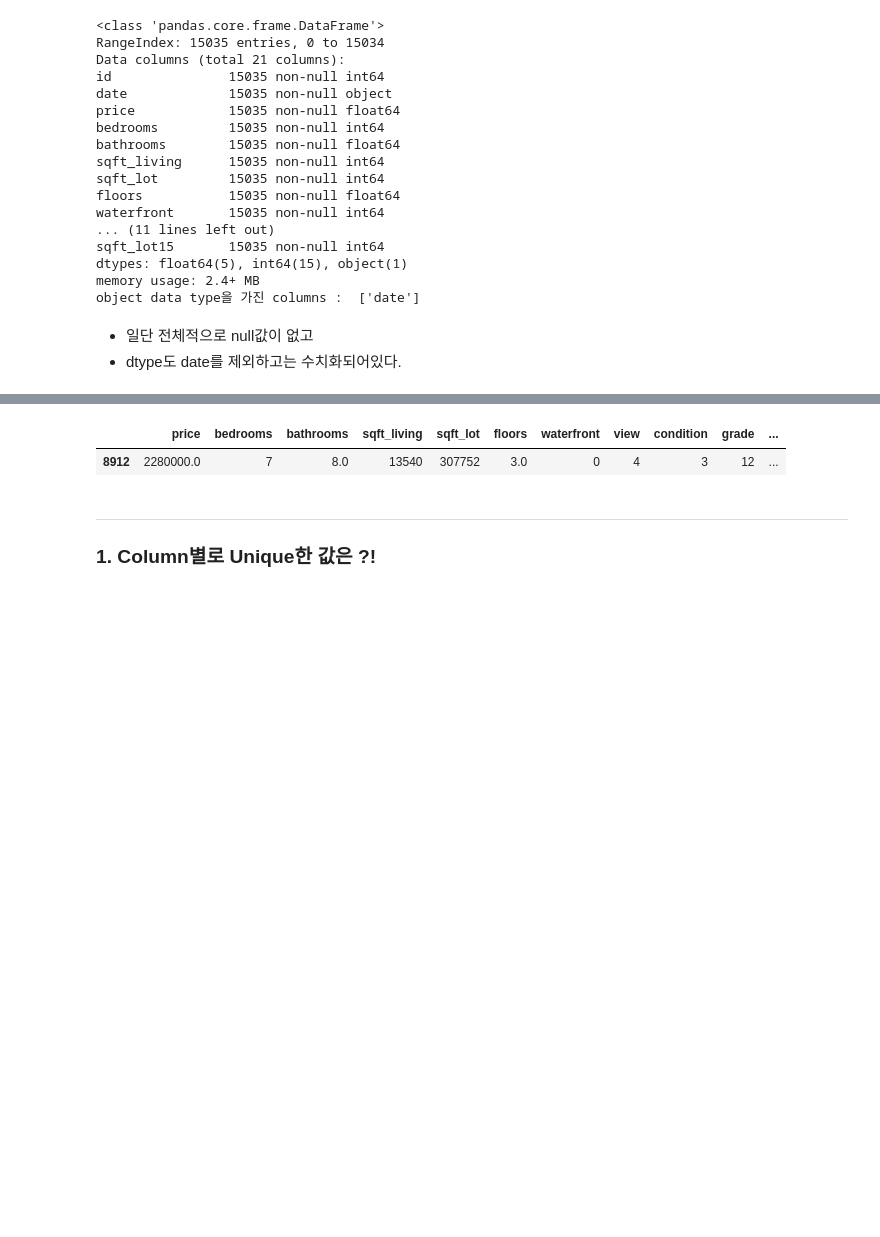
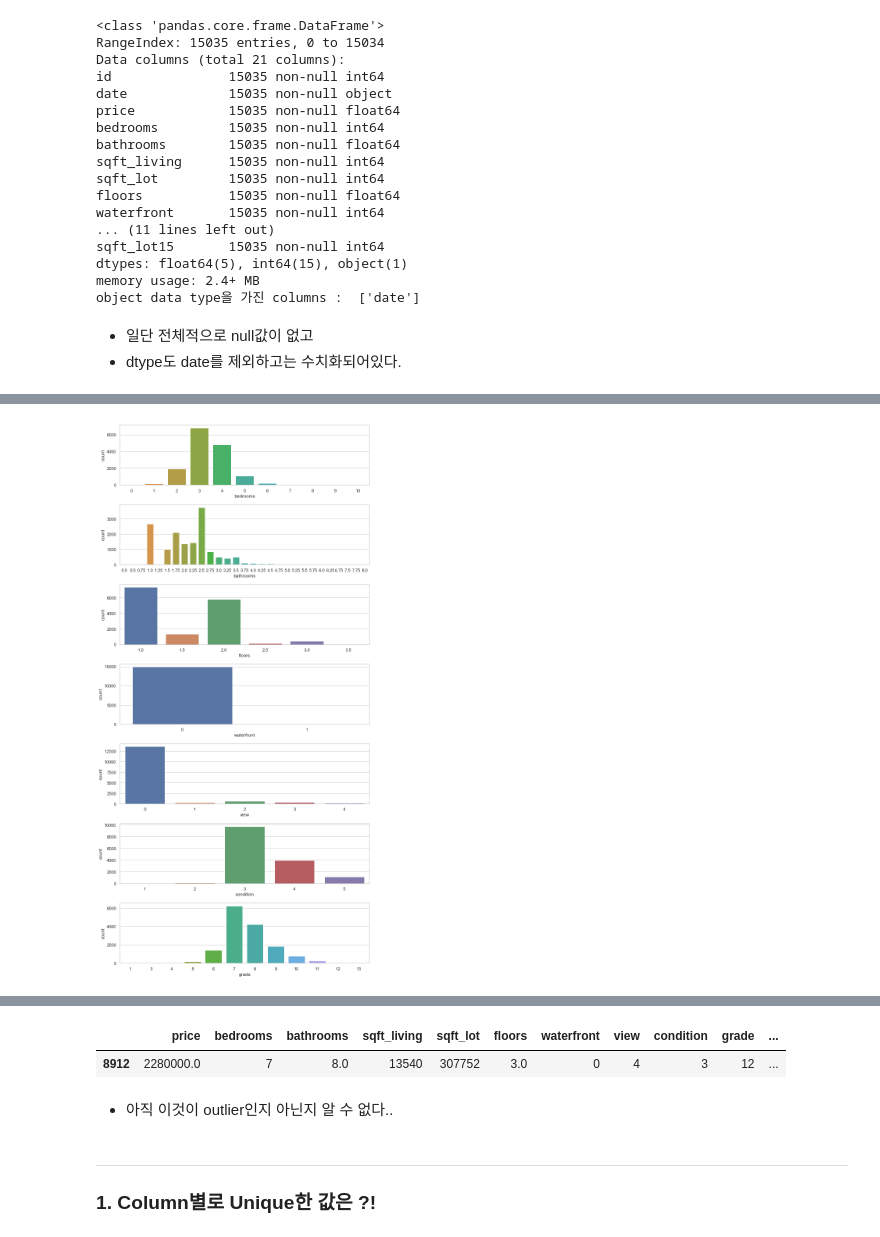
Before and after one commit to Junhojuno/everyday-kaggle, a Jupyter notebook: houseprice_prediction/code/Lets-EDA-it.ipynb, the cells around one changed output, grey strips where cells are left out. Cells and saved outputs as stored; diff of their text form; code cells hidden in the pictures; blank space fills up the shorter version.

```diff
--- a/houseprice_prediction/code/Lets-EDA-it.ipynb
+++ b/houseprice_prediction/code/Lets-EDA-it.ipynb
@@ -106,3 +140,17 @@ for i in range(1,len(df_train.columns)+1):
+# %%
+# 비연속형 변수의 빈도분포
+# yr_built, yr_renovated, zipcode는 제외
+non_continuous = ['bedrooms', 'bathrooms', 'floors','waterfront', 'view', 'condition', 'grade']
+plt.figure(figsize=(10,20))
+count = 1
+for col in non_continuous:
+    plt.subplot(len(non_continuous), 1, count)
+    # plt.title(col)
+    sns.countplot(x=col,data=df_train)
+    count += 1
+plt.tight_layout()
+# %% [output]
+[figure, added]
 # %%
 df_train.describe()
 # %% [output]
@@ -120,6 +168,8 @@ df_train[df_train.sqft_living == 13540.000000]
 # %% [output]
 |  | price | bedrooms | bathrooms | sqft_living | sqft_lot | floors | waterfront | view | condition | grade | ... |
 | 8912 | 2280000.0 | 7 | 8.0 | 13540 | 307752 | 3.0 | 0 | 4 | 3 | 12 | ... |
+# %% [markdown]
+- 아직 이것이 outlier인지 아닌지 알 수 없다..
 # %% [markdown]
 ---
 ### 1. Column별로 Unique한 값은 ?!
```
Also changed, not shown: parts of 22 cells of this notebook.
